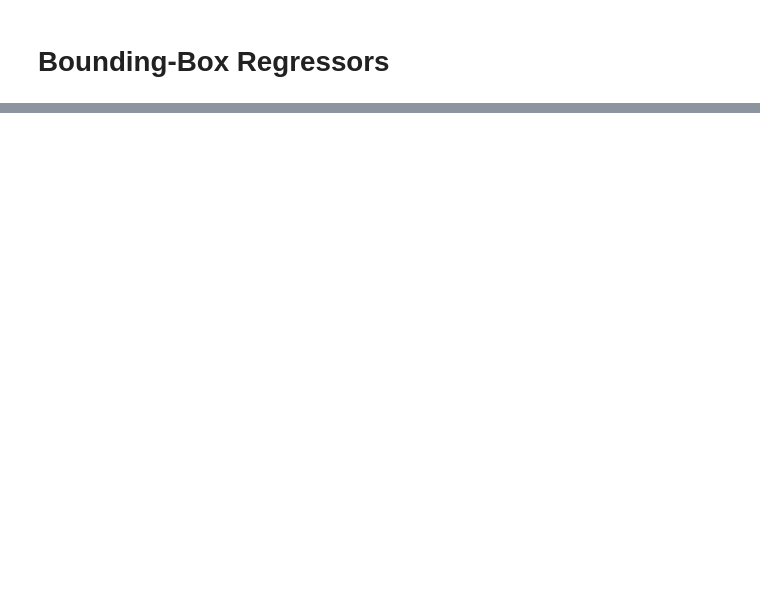
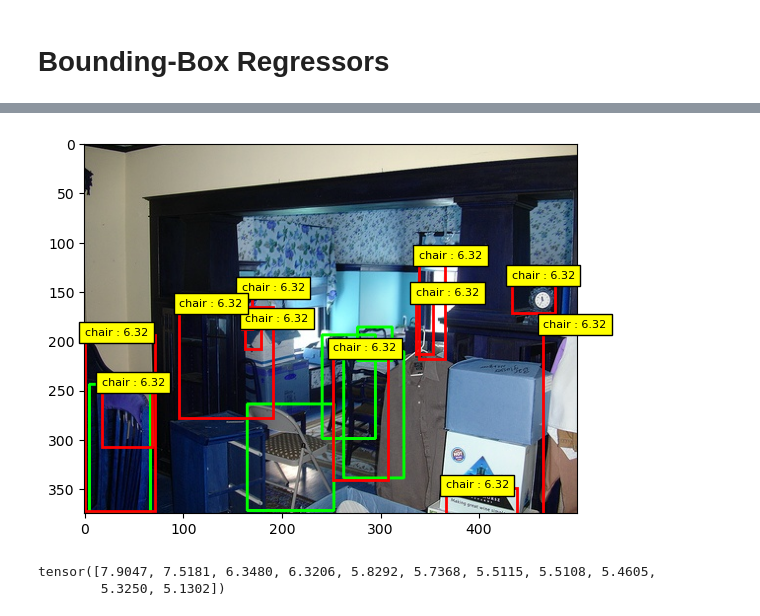
Before and after one commit to h383kim/R-CNN, a Jupyter notebook: CustomDataset+FineTuning.ipynb, the cells around one changed output, grey strips where cells are left out. Cells and saved outputs as stored; diff of their text form; code cells hidden in the pictures; blank space fills up the shorter version.

```diff
--- a/CustomDataset+FineTuning.ipynb
+++ b/CustomDataset+FineTuning.ipynb
@@ -863,0 +1201,18 @@ TypeError: __init__() got an unexpected keyword argument 'in_channels'
+# %%
+sample_w_boxes = draw_gtbboxes(IMG_LIST[0], ANNO_LIST[0])
+fig, ax = plt.subplots(1)
+ax.imshow(sample_w_boxes)
+
+# Draw bounding boxes
+for idx, bbox in enumerate(proposals2):
+    x_min, y_min, width, height = bbox[0], bbox[1], bbox[2] - bbox[0], bbox[3] - bbox[1]
+    rect = plt.Rectangle((x_min, y_min), width, height, linewidth=2, edgecolor='r', facecolor='none')
+    ax.add_patch(rect)
+    ax.text(x_min, y_min, f"{VOC_CLASSES[final_labels[i]]} : {final_scores2[i]:.2f}", fontsize=8, bbox=dict(facecolor='yellow', alpha=1))
+# %% [output]
+[figure, added]
+# %%
+final_scores2
+# %% [output]
+tensor([7.9047, 7.5181, 6.3480, 6.3206, 5.8292, 5.7368, 5.5115, 5.5108, 5.4605,
+        5.3250, 5.1302])
```
Also changed, not shown: parts of 28 cells of this notebook.
